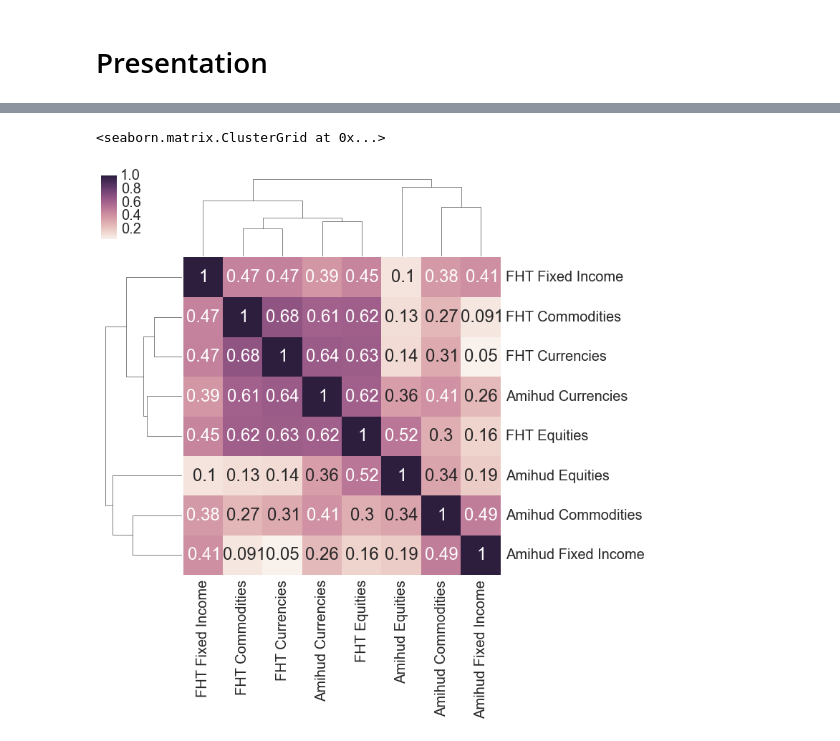
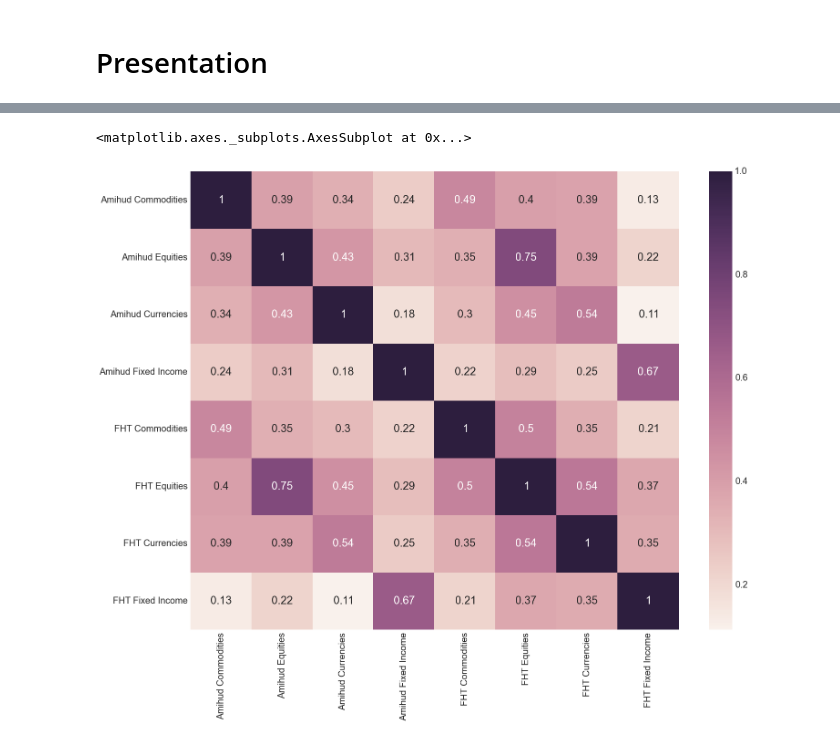
Before and after one commit to mrefermat/FinancePhD, a Jupyter notebook: LiquidityMomentum/Table 5- Canonical correlations .ipynb, the cells around one changed output, grey strips where cells are left out. Cells and saved outputs as stored; diff of their text form; code cells hidden in the pictures.

```diff
--- a/LiquidityMomentum/Table 5- Canonical correlations .ipynb
+++ b/LiquidityMomentum/Table 5- Canonical correlations .ipynb
@@ -144,5 +153,5 @@ prin_factors.plot(colormap='brg')
 # %%
-sns.clustermap(prin_factors.abs().corr(), annot=True)
+sns.heatmap(prin_factors.corr().abs(),annot=True)
 # %% [output]
-<seaborn.matrix.ClusterGrid at 0x...>
+<matplotlib.axes._subplots.AxesSubplot at 0x...>
-[figure, old version]
+[figure, new version]
```
Also changed, not shown: parts of 6 cells of this notebook, 5 other files.
